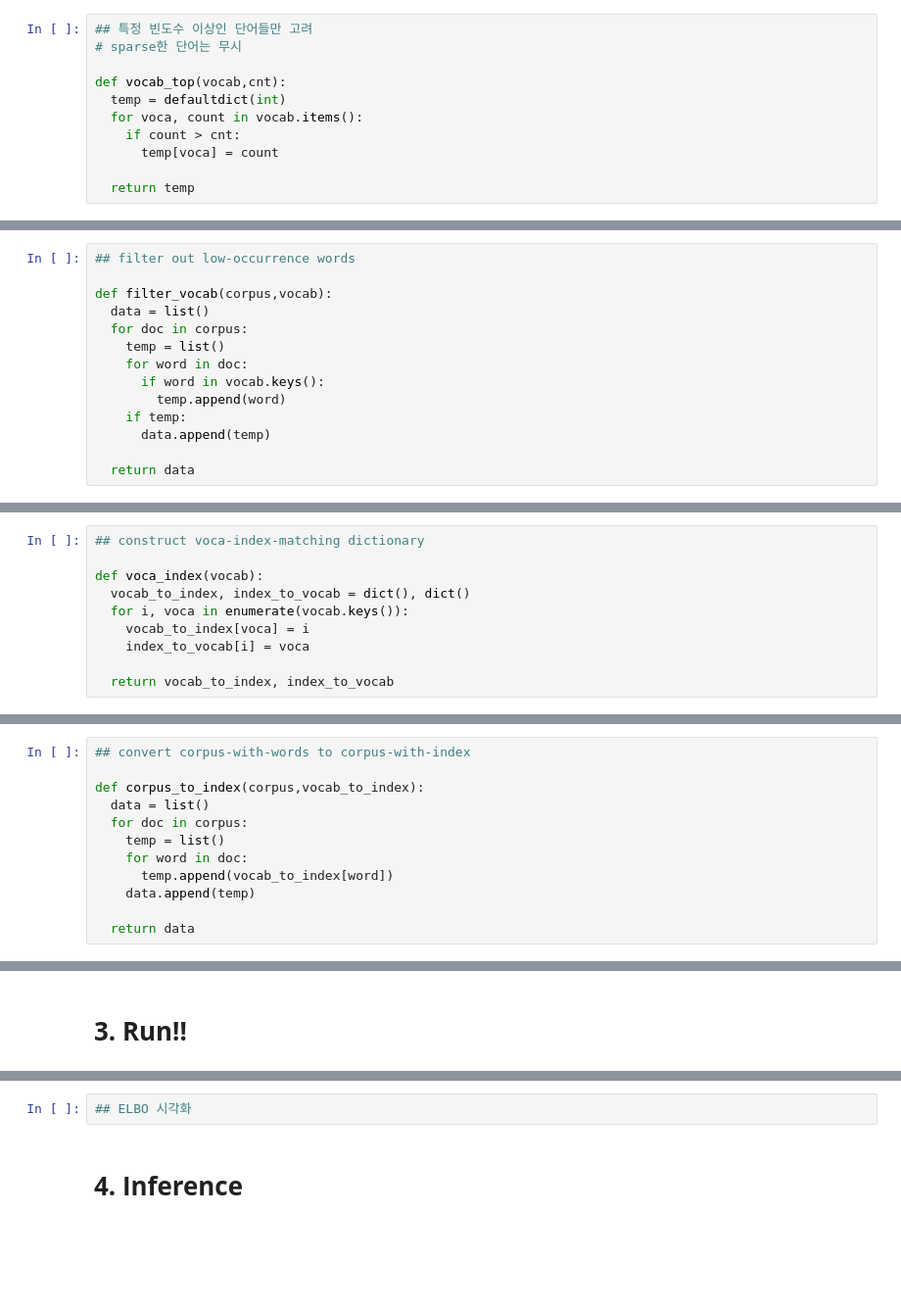
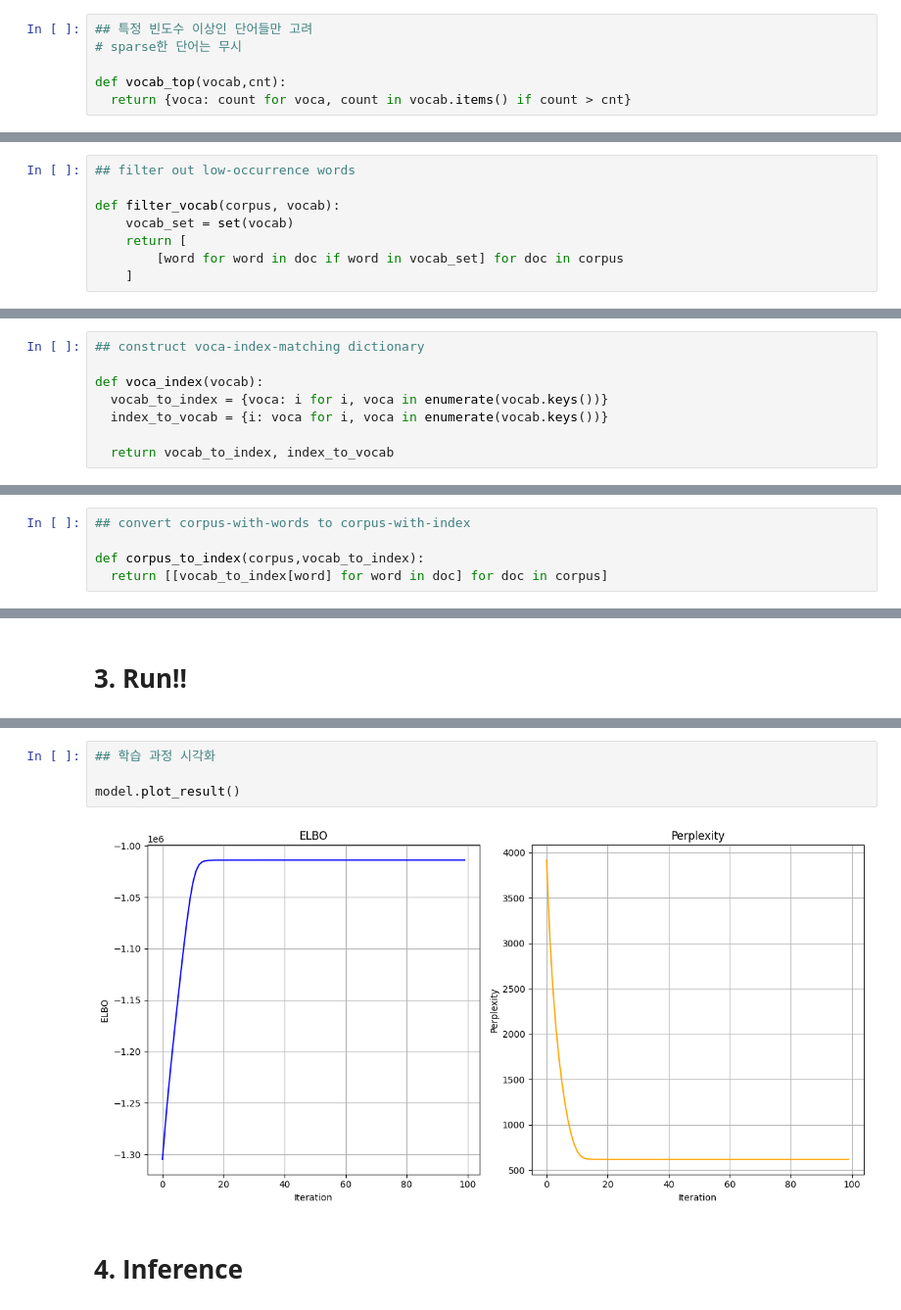
Before and after one commit to chasubeen/ML_lab, a Jupyter notebook: 2_Variational_Inference.ipynb, the cells around one changed output, grey strips where cells are left out. Shown: that part at 98% size. Drawn from its saved outputs; the diff is of its cells as text; blank space fills up the shorter version.

```diff
--- a/2_Variational_Inference.ipynb
+++ b/2_Variational_Inference.ipynb
@@ -85,28 +80,17 @@ vocab_count = count_vocab(train_data)
 # sparse한 단어는 무시
 
 def vocab_top(vocab,cnt):
-  temp = defaultdict(int)
-  for voca, count in vocab.items():
-    if count > cnt:
-      temp[voca] = count
-
-  return temp
+  return {voca: count for voca, count in vocab.items() if count > cnt}
 # %%
 vocab_count = vocab_top(vocab_count,cnt = 5)
 # %%
 ## filter out low-occurrence words
 
-def filter_vocab(corpus,vocab):
-  data = list()
-  for doc in corpus:
-    temp = list()
-    for word in doc:
-      if word in vocab.keys():
-        temp.append(word)
-    if temp:
-      data.append(temp)
-
-  return data
+def filter_vocab(corpus, vocab):
+    vocab_set = set(vocab)
+    return [
+        [word for word in doc if word in vocab_set] for doc in corpus
+    ]
 # %%
 train_data = filter_vocab(train_data,vocab_count)
 test_data = filter_vocab(test_data,vocab_count)
@@ -114,10 +98,8 @@ test_data = filter_vocab(test_data,vocab_count)
 ## construct voca-index-matching dictionary
 
 def voca_index(vocab):
-  vocab_to_index, index_to_vocab = dict(), dict()
-  for i, voca in enumerate(vocab.keys()):
-    vocab_to_index[voca] = i
-    index_to_vocab[i] = voca
+  vocab_to_index = {voca: i for i, voca in enumerate(vocab.keys())}
+  index_to_vocab = {i: voca for i, voca in enumerate(vocab.keys())}
 
   return vocab_to_index, index_to_vocab
 # %%
@@ -126,14 +108,7 @@ v_t_i, i_t_v = voca_index(vocab_count)
 ## convert corpus-with-words to corpus-with-index
 
 def corpus_to_index(corpus,vocab_to_index):
-  data = list()
-  for doc in corpus:
-    temp = list()
-    for word in doc:
-      temp.append(vocab_to_index[word])
-    data.append(temp)
-
-  return data
+  return [[vocab_to_index[word] for word in doc] for doc in corpus]
 # %%
 train_data_idx = corpus_to_index(train_data,v_t_i)
 test_data_idx = corpus_to_index(test_data,v_t_i)
@@ -324,7 +309,11 @@ Perplexity: 181.3841839723609
 
 EM Algorithm 끝!
-# %%
-## ELBO 시각화
+# %%
+## 학습 과정 시각화
+
+model.plot_result()
+# %% [output]
+[figure, added]
 # %% [markdown]
 # **4. Inference**
 # %%
```
Also changed, not shown: parts of 6 cells of this notebook.
